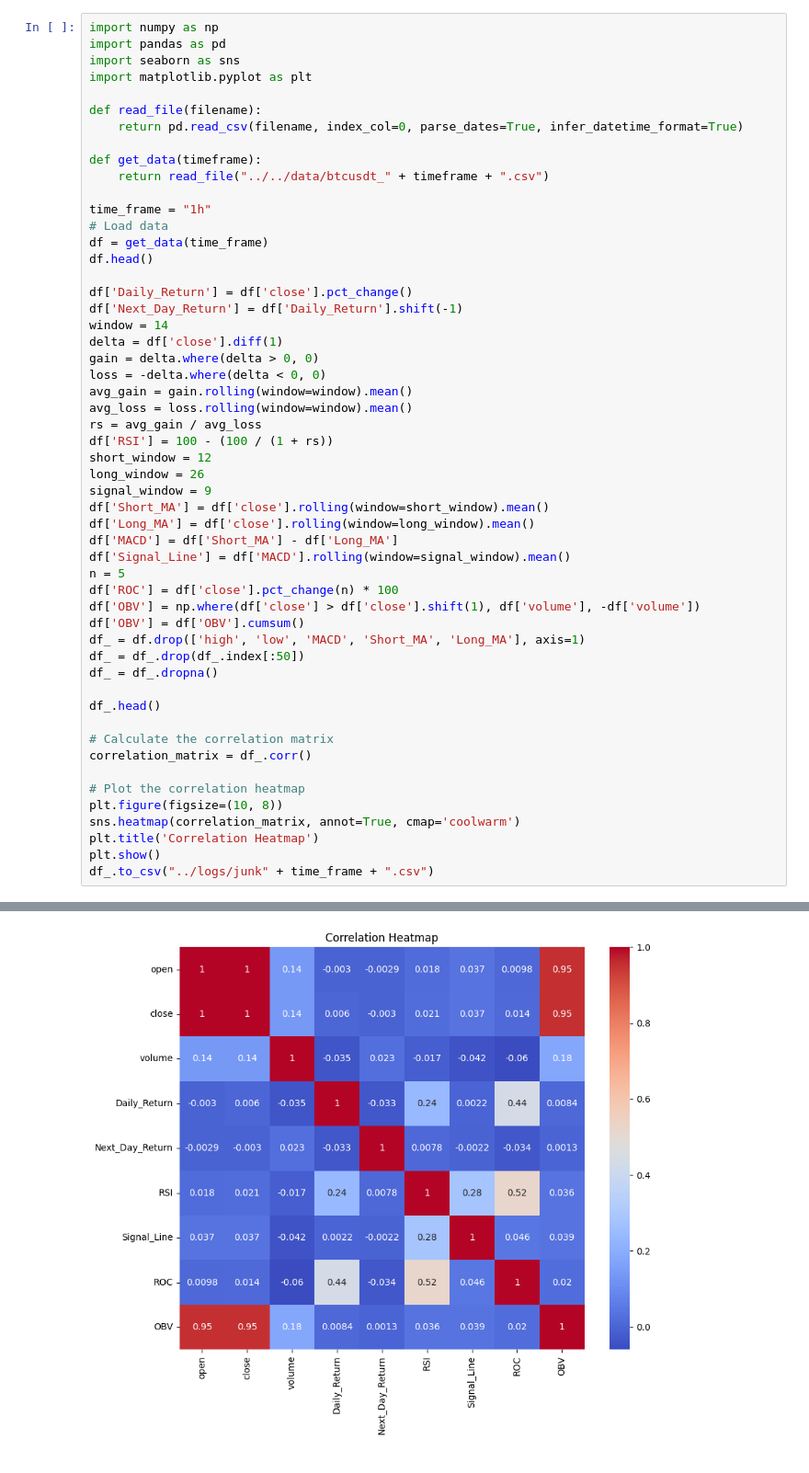
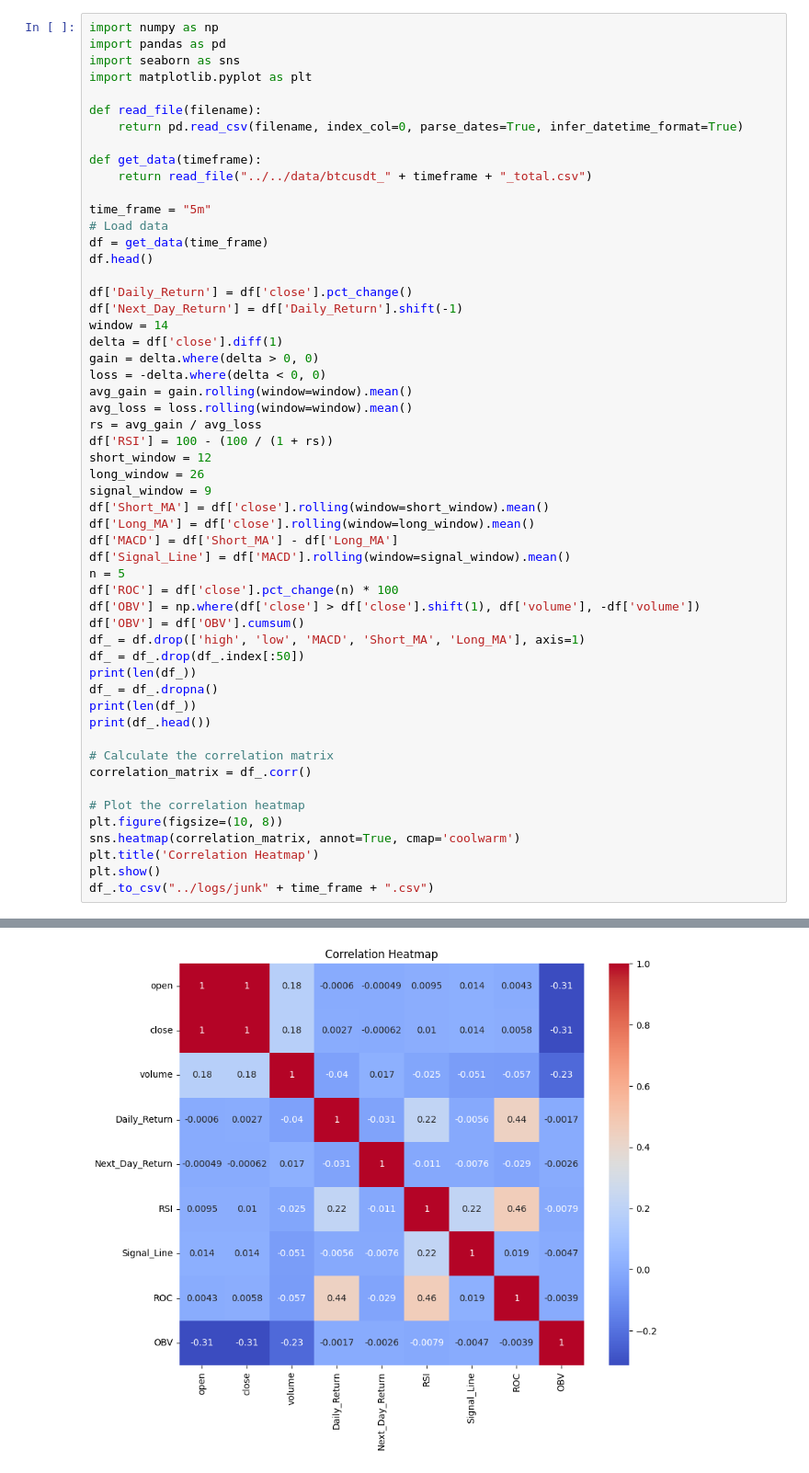
Before and after one commit to Doofinchmertz/ZeltaLabPS, a Jupyter notebook: BackTesting/src/strategies/insample_entire_data_lr.ipynb, the cells around one changed output, grey strips where cells are left out. Shown at 92% size. Saved outputs shown, nothing was run; the diff lists cells and outputs as text.

```diff
--- a/BackTesting/src/strategies/insample_entire_data_lr.ipynb
+++ b/BackTesting/src/strategies/insample_entire_data_lr.ipynb
@@ -8,9 +8,9 @@ def read_file(filename):
     return pd.read_csv(filename, index_col=0, parse_dates=True, infer_datetime_format=True)
 
 def get_data(timeframe):
-    return read_file("../../data/btcusdt_" + timeframe + ".csv")
+    return read_file("../../data/btcusdt_" + timeframe + "_total.csv")
 
-time_frame = "1h"
+time_frame = "5m"
 # Load data
 df = get_data(time_frame)
 df.head()
@@ -38,9 +38,10 @@ df['OBV'] = np.where(df['close'] > df['close'].shift(1), df['volume'], -df['volu
 df['OBV'] = df['OBV'].cumsum()
 df_ = df.drop(['high', 'low', 'MACD', 'Short_MA', 'Long_MA'], axis=1)
 df_ = df_.drop(df_.index[:50])
+print(len(df_))
 df_ = df_.dropna()
-
-df_.head()
+print(len(df_))
+print(df_.head())
 
 # Calculate the correlation matrix
 correlation_matrix = df_.corr()
@@ -55,3 +73,3 @@ df_.to_csv("../logs/junk" + time_frame + ".csv")
-[figure, old version]
+[figure, new version]
 # %%
 from sklearn.linear_model import LinearRegression
```
Also changed, not shown: parts of 3 cells of this notebook.
